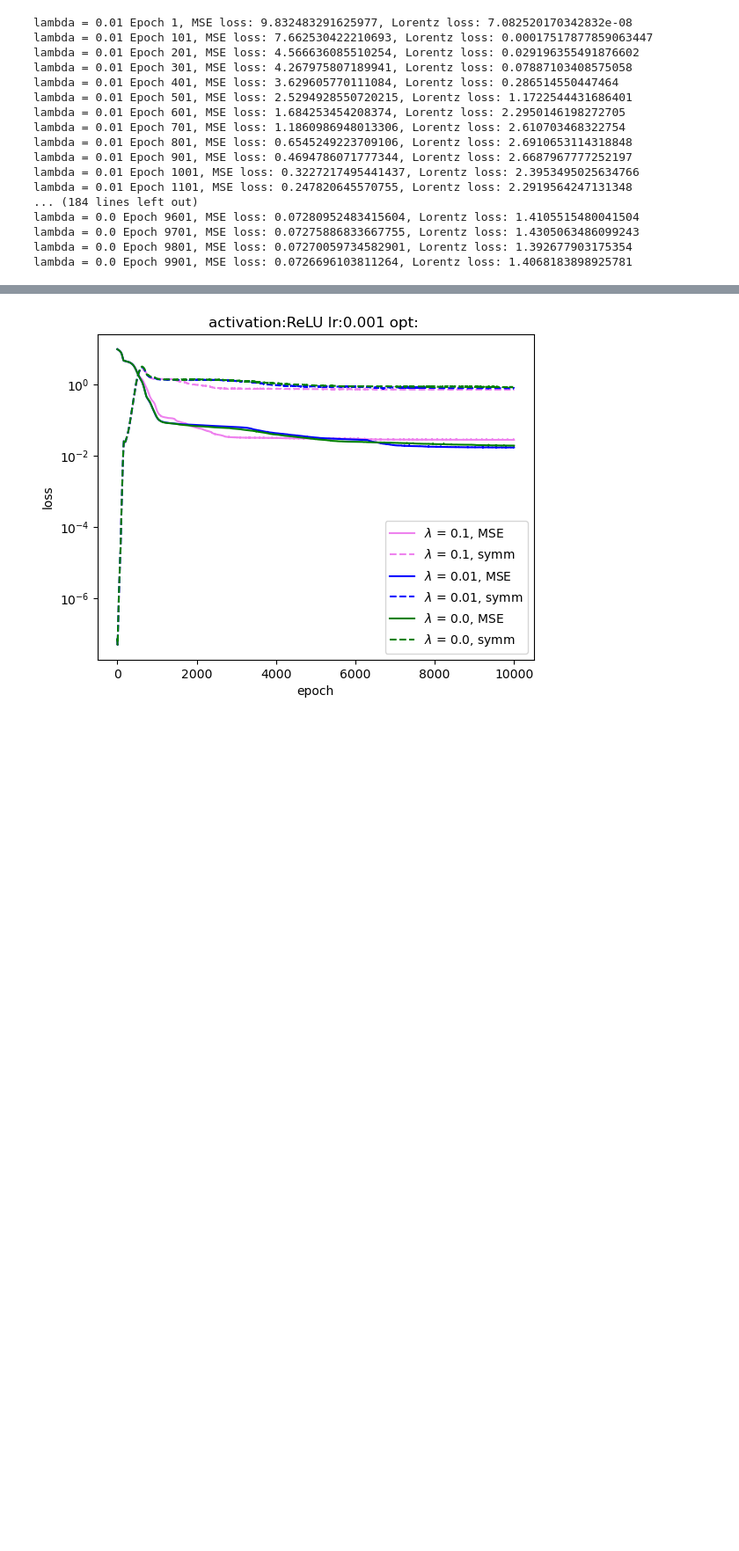
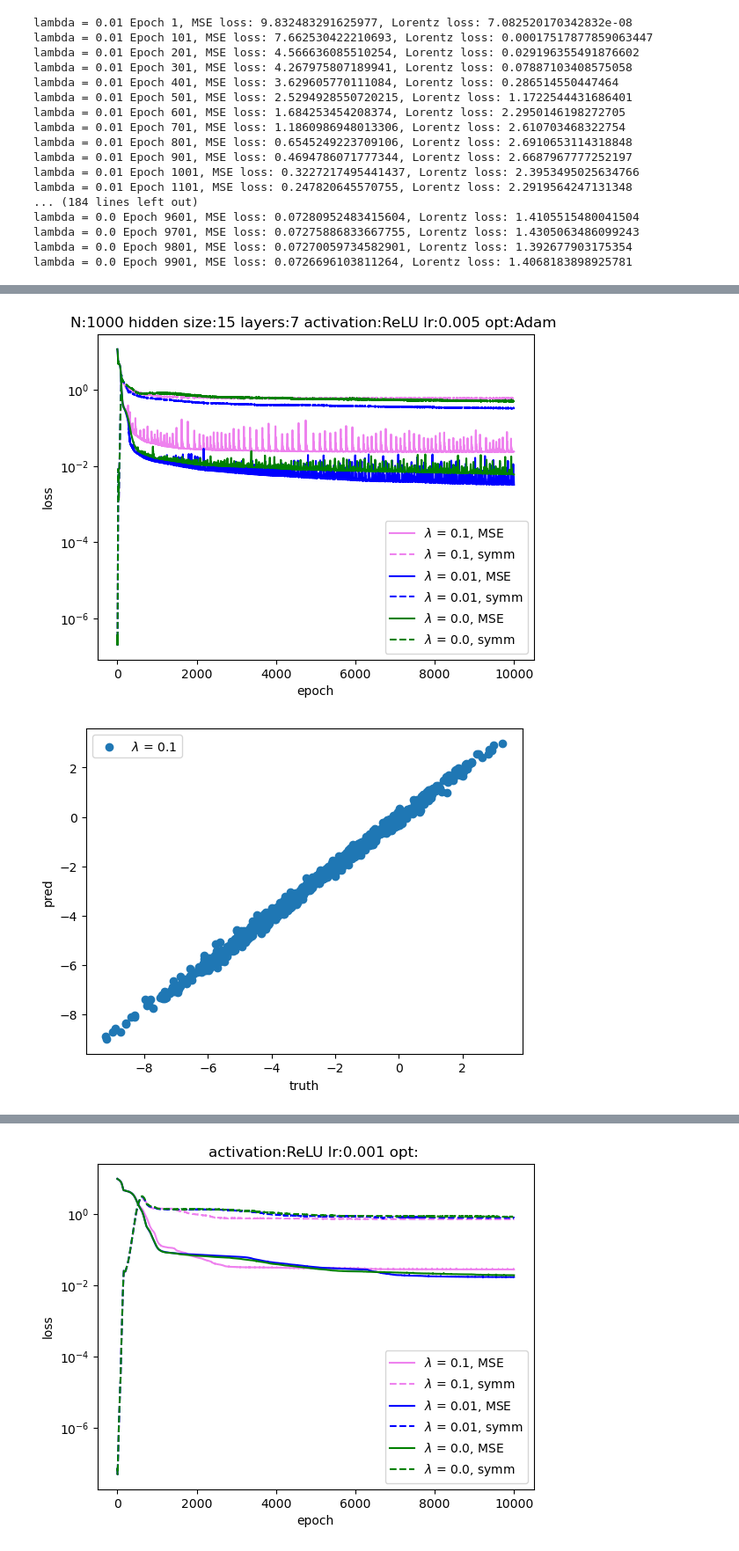
Before and after one commit to Nadav-out/SymLoss, a Jupyter notebook: Inbar/Lorentz_symm_defs.ipynb, the cells around one changed output, grey strips where cells are left out. Shown: that part at 88% size. Drawn from its saved outputs; the diff is of its cells as text; code cells hidden in the pictures; blank space fills up the shorter version.

Commit message:
more checks

```diff
--- a/Inbar/Lorentz_symm_defs.ipynb
+++ b/Inbar/Lorentz_symm_defs.ipynb
@@ -535,0 +549,15 @@ anet_check_small.plot_losses()
+# %%
+symm_net_check = symm_net_train()
+seed_data = int(torch.round(torch.rand(1)*10000))
+seed_train = int(torch.round(torch.rand(1)*10000))
+print(f"data seed: {seed_data}, train seed: {seed_train}")
+symm_net_check.prepare_dataset(seed = seed_data)
+symm_net_check.set_model(init = "rand",equiv="False",rand="False", hidden_size =15, n_hidden_layers = 7,)
+symm_net_check.run_training(train_loader = symm_net_check.train_loader,nepochs = 10000,lam_vec = [0.1,0.01,0.0],seed = seed_train, lr = 5e-3)
+anet_check =  analysis_trained()
+anet_check.get_trained(symm_net_check)
+anet_check.title()
+anet_check.save_trained()
+anet_check.plot_losses()
+anet_check.pred_plot()
+# %% [output]
@@ -535,0 +581,2 @@ anet_check_small.plot_losses()
+[figure, added]
+[figure, added]
```
Also changed, not shown: parts of 4 cells of this notebook.
